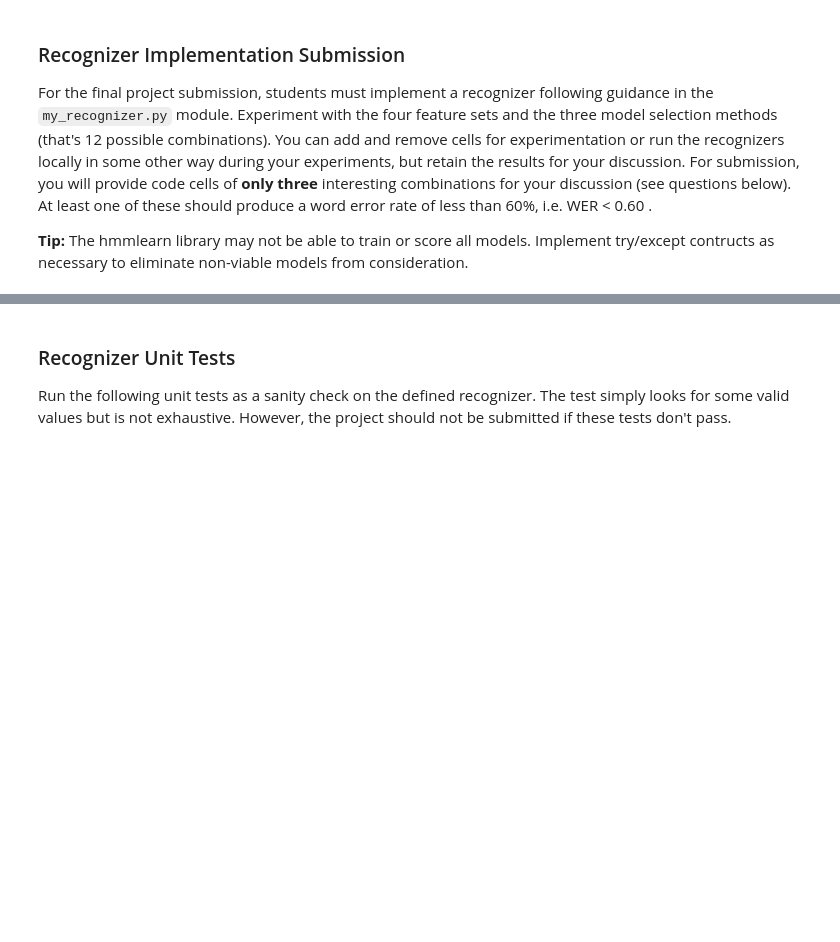
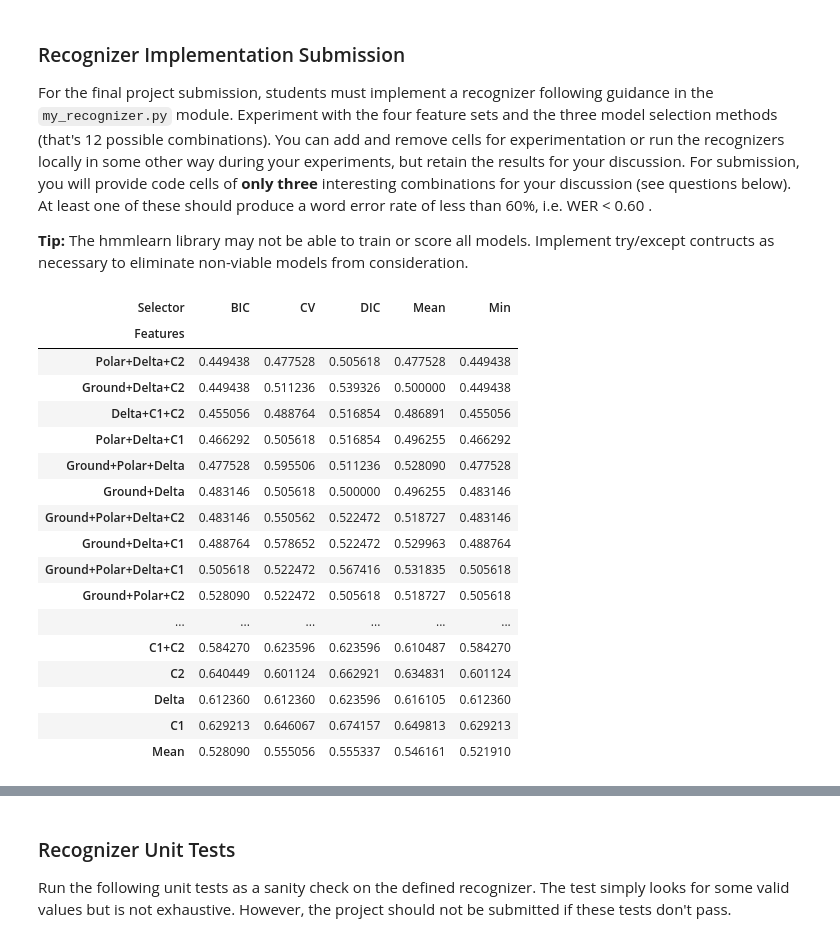
Before and after one commit to rohit-patel/AIND-Recognizer, a Jupyter notebook: asl_recognizer.ipynb, the cells around one changed output, grey strips where cells are left out. Saved outputs shown, nothing was run; the diff lists cells and outputs as text; code cells hidden in the pictures; blank space fills up the shorter version.

```diff
--- a/asl_recognizer.ipynb
+++ b/asl_recognizer.ipynb
@@ -416,7 +412,7 @@ You will train each word in the training set with a range of values for the numb
 # %%
 from my_model_selectors import SelectorConstant
 
-training = asl.build_training(features_ground)  # Experiment here with different feature sets defined in part 1
-word = 'VEGETABLE' # Experiment here with different words
+training = asl.build_training(features_ground)
+word = 'JOHN'
 model = SelectorConstant(training.get_all_sequences(), training.get_all_Xlengths(), word, n_constant=3).select()
 print("Number of states trained in model for {} is {}".format(word, model.n_components))
@@ -523,7 +550,7 @@ The following example trains the entire set with the example `features_ground` a
 from my_model_selectors import SelectorConstant
 
 def train_all_words(features, model_selector):
-    training = asl.build_training(features)  # Experiment here with different feature sets defined in part 1
+    training = asl.build_training(features)
     sequences = training.get_all_sequences()
     Xlengths = training.get_all_Xlengths()
     model_dict = {}
@@ -533,5 +560,5 @@ def train_all_words(features, model_selector):
         model_dict[word]=model
     return model_dict
 
-models = train_all_words(features_ground, SelectorConstant)
+models = train_all_words(features_polar, SelectorConstant)
 print("Number of word models returned = {}".format(len(models)))
@@ -556,2 +587,87 @@ For the final project submission, students must implement a recognizer following
 from my_recognizer import recognize
 from asl_utils import show_errors
+# %%
+## We test a range of features with each of the model selectors and display results in a table.
+
+features_custom1 = ['diff-x', 'diff-y']
+features_custom2 = ['norm-diff-x', 'norm-diff-y']
+
+
+
+#Dictionary with features to test
+feature_dict = {
+                'Original': originalFeatures,
+                'Ground' : features_ground,
+                'Polar' : features_polar,
+                'Delta' : features_delta,
+                'C1': features_custom1,
+                'C2': features_custom2,
+                'C1+C2': features_custom1 + features_custom2,
+                'Ground+Polar': features_ground + features_polar,
+                'Ground+Delta': features_ground + features_delta,
+                'Ground+C1': features_ground + features_custom1,
+                'Ground+C2': features_ground + features_custom2,
+                'Ground+Polar+Delta': features_ground + features_polar + features_delta,
+                'Ground+C1+C2': features_ground + features_custom1 + features_custom2,
+                'Ground+Polar+Delta+C1': features_ground + features_polar + features_delta + features_custom1,
+                'Ground+Polar+Delta+C2': features_ground + features_polar + features_delta + features_custom2,
+                'Ground+Polar+C2': features_ground + features_custom2 + features_polar,
+                'Ground+Delta+C2': features_ground + features_custom2 + features_delta,
+                'Ground+Delta+C1': features_ground + features_custom1 + features_delta,
+                'Polar+Delta+C1': features_polar + features_custom1 + features_delta,
+                'Polar+Delta+C2': features_polar + features_custom2 + features_delta,
+                'Delta+C1+C2': features_custom1 + features_custom2 + features_delta,
+               }
+
+#Features actively being run
+active_feature_dict = {
+                'C1+C2': features_custom1 + features_custom2,
+}
+
+#Dictionary with selectors
+selector_dict = {'BIC': SelectorBIC,'DIC': SelectorDIC,'CV': SelectorCV}
+
+#Load results from any previous active runs and add the results from current run
+from my_recognizer import recognize
+#results = pd.DataFrame(columns = ['Features', 'Selector', 'CorrectWords', 'Score'])
+results = pd.read_csv('results.csv')
+for fname, features in active_feature_dict.items():
+    for sname, model_selector in selector_dict.items():
+        models = train_all_words(features, model_selector)
+        test_set = asl.build_test(features)
+        probabilities, guesses = recognize(models, test_set)
+        correct_count =  sum([i==j for i,j in zip(test_set.wordlist, guesses)])
+        current_result = pd.Series([fname, sname, correct_count, 1 - (correct_count/178)], index = ['Features', 'Selector', 'CorrectWords', 'Score'])
+        results = results.append(current_result,ignore_index=True)
+
+
+#Save results for future. Pivot and display
+results.to_csv('results.csv', index=False)
+results_pivoted = results.pivot(index='Features', columns='Selector', values = 'Score')
+results_pivoted['Mean'] = results_pivoted.mean(axis=1)
+results_pivoted['Min'] = results_pivoted.min(axis=1)
+results_pivoted = results_pivoted.sort_values(by='Mean')
+results_pivoted = results_pivoted.sort_values(by='Min')
+selector_mean = results_pivoted.mean(axis=0)
+selector_mean.name = 'Mean'
+results_pivoted = results_pivoted.append(selector_mean)
+results_pivoted
+# %% [output]
+| Selector | BIC | CV | DIC | Mean | Min |
+| Features |  |  |  |  |  |
+| Polar+Delta+C2 | 0.449438 | 0.477528 | 0.505618 | 0.477528 | 0.449438 |
+| Ground+Delta+C2 | 0.449438 | 0.511236 | 0.539326 | 0.500000 | 0.449438 |
+| Delta+C1+C2 | 0.455056 | 0.488764 | 0.516854 | 0.486891 | 0.455056 |
+| Polar+Delta+C1 | 0.466292 | 0.505618 | 0.516854 | 0.496255 | 0.466292 |
+| Ground+Polar+Delta | 0.477528 | 0.595506 | 0.511236 | 0.528090 | 0.477528 |
+| Ground+Delta | 0.483146 | 0.505618 | 0.500000 | 0.496255 | 0.483146 |
+| Ground+Polar+Delta+C2 | 0.483146 | 0.550562 | 0.522472 | 0.518727 | 0.483146 |
+| Ground+Delta+C1 | 0.488764 | 0.578652 | 0.522472 | 0.529963 | 0.488764 |
+| Ground+Polar+Delta+C1 | 0.505618 | 0.522472 | 0.567416 | 0.531835 | 0.505618 |
+| Ground+Polar+C2 | 0.528090 | 0.522472 | 0.505618 | 0.518727 | 0.505618 |
+| ... | ... | ... | ... | ... | ... |
+| C1+C2 | 0.584270 | 0.623596 | 0.623596 | 0.610487 | 0.584270 |
+| C2 | 0.640449 | 0.601124 | 0.662921 | 0.634831 | 0.601124 |
+| Delta | 0.612360 | 0.612360 | 0.623596 | 0.616105 | 0.612360 |
+| C1 | 0.629213 | 0.646067 | 0.674157 | 0.649813 | 0.629213 |
+| Mean | 0.528090 | 0.555056 | 0.555337 | 0.546161 | 0.521910 |
```
Also changed, not shown: parts of 28 cells of this notebook, 2 other files.
